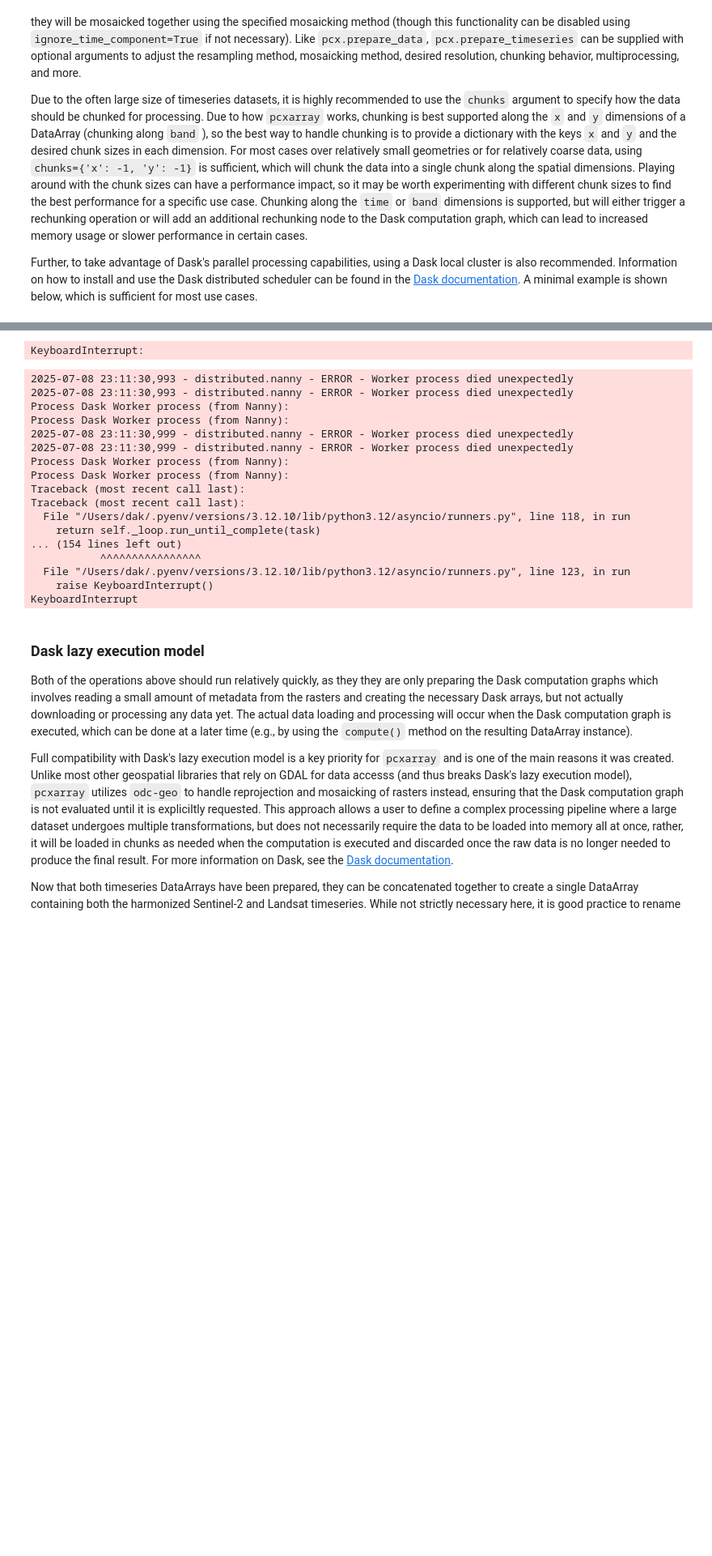
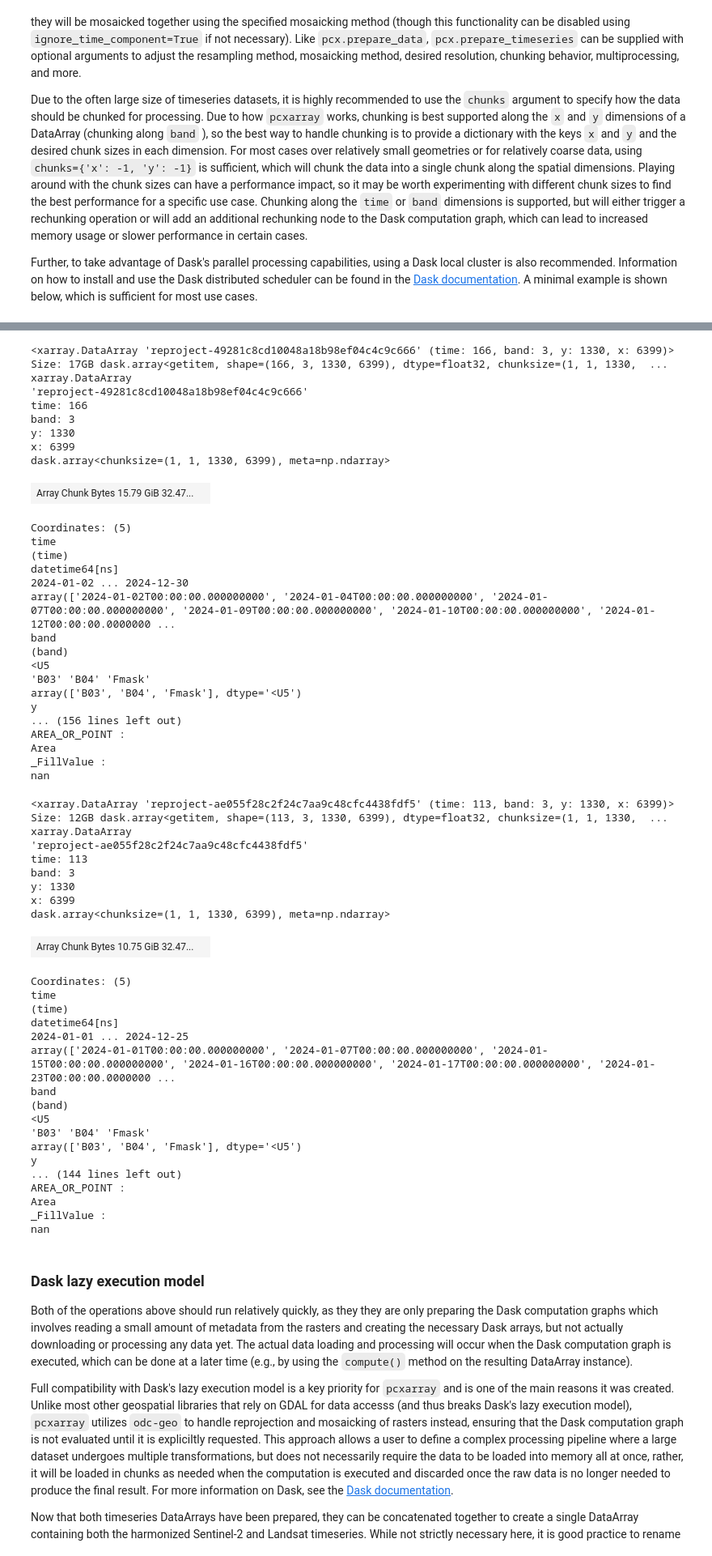
Before and after one commit to gcermsu/pcxarray, a Jupyter notebook: examples/hls_timeseries.ipynb, the cells around one changed output, grey strips where cells are left out. Shown at 81% size. Cells and saved outputs as stored; diff of their text form; code cells hidden in the pictures; blank space fills up the shorter version.

Commit message:
Working on finding good solutionto hanging workers

```diff
--- a/examples/hls_timeseries.ipynb
+++ b/examples/hls_timeseries.ipynb
@@ -198,42 +204,76 @@ display(client)
 # %%
 s30_da = pcx.prepare_timeseries(
     items_gdf=s30_items_gdf,
     bands=["B03", "B04", "Fmask"],
     geometry=roi_geom,
     crs=utm_16n_crs,
-    chunks={"time": -1, "x": -1, "y": -1},  # specify chunk size for dask
+    chunks={"x": -1, "y": -1},  # specify chunk size for dask
     max_workers=-1,  # use all available workers
 )
 display(s30_da)
 
 l30_da = pcx.prepare_timeseries(
     items_gdf=l30_items_gdf,
     bands=["B03", "B04", "Fmask"],
     geometry=roi_geom,
     crs=utm_16n_crs,
-    chunks={"time": -1, "x": -1, "y": -1},
+    chunks={"x": -1, "y": -1},
     max_workers=-1,
 )
 display(l30_da)
 # %% [output]
-KeyboardInterrupt:
+<xarray.DataArray 'reproject-49281c8cd10048a18b98ef04c4c9c666' (time: 166, band: 3, y: 1330, x: 6399)> Size: 17GB dask.array<getitem, shape=(166, 3, 1330, 6399), dtype=float32, chunksize=(1, 1, 1330,  ...
+xarray.DataArray
+'reproject-49281c8cd10048a18b98ef04c4c9c666'
+time: 166
+band: 3
+y: 1330
+x: 6399
+dask.array<chunksize=(1, 1, 1330, 6399), meta=np.ndarray>
+| Array Chunk Bytes 15.79 GiB 32.47... |  |
-2025-07-08 23:11:30,993 - distributed.nanny - ERROR - Worker process died unexpectedly
-2025-07-08 23:11:30,993 - distributed.nanny - ERROR - Worker process died unexpectedly
-Process Dask Worker process (from Nanny):
-Process Dask Worker process (from Nanny):
-2025-07-08 23:11:30,999 - distributed.nanny - ERROR - Worker process died unexpectedly
-2025-07-08 23:11:30,999 - distributed.nanny - ERROR - Worker process died unexpectedly
-Process Dask Worker process (from Nanny):
-Process Dask Worker process (from Nanny):
-Traceback (most recent call last):
-Traceback (most recent call last):
-  File "/Users/dak/.pyenv/versions/3.12.10/lib/python3.12/asyncio/runners.py", line 118, in run
-    return self._loop.run_until_complete(task)
-... (154 lines left out)
-           ^^^^^^^^^^^^^^^^
-  File "/Users/dak/.pyenv/versions/3.12.10/lib/python3.12/asyncio/runners.py", line 123, in run
-    raise KeyboardInterrupt()
-KeyboardInterrupt
+Coordinates: (5)
+time
+(time)
+datetime64[ns]
+2024-01-02 ... 2024-12-30
+array(['2024-01-02T00:00:00.000000000', '2024-01-04T00:00:00.000000000', '2024-01-07T00:00:00.000000000', '2024-01-09T00:00:00.000000000', '2024-01-10T00:00:00.000000000', '2024-01-12T00:00:00.0000000 ...
+band
+(band)
+<U5
+'B03' 'B04' 'Fmask'
+array(['B03', 'B04', 'Fmask'], dtype='<U5')
+y
+... (156 lines left out)
+AREA_OR_POINT :
+Area
+_FillValue :
+nan
+<xarray.DataArray 'reproject-ae055f28c2f24c7aa9c48cfc4438fdf5' (time: 113, band: 3, y: 1330, x: 6399)> Size: 12GB dask.array<getitem, shape=(113, 3, 1330, 6399), dtype=float32, chunksize=(1, 1, 1330,  ...
+xarray.DataArray
+'reproject-ae055f28c2f24c7aa9c48cfc4438fdf5'
+time: 113
+band: 3
+y: 1330
+x: 6399
+dask.array<chunksize=(1, 1, 1330, 6399), meta=np.ndarray>
+| Array Chunk Bytes 10.75 GiB 32.47... |  |
+Coordinates: (5)
+time
+(time)
+datetime64[ns]
+2024-01-01 ... 2024-12-25
+array(['2024-01-01T00:00:00.000000000', '2024-01-07T00:00:00.000000000', '2024-01-15T00:00:00.000000000', '2024-01-16T00:00:00.000000000', '2024-01-17T00:00:00.000000000', '2024-01-23T00:00:00.0000000 ...
+band
+(band)
+<U5
+'B03' 'B04' 'Fmask'
+array(['B03', 'B04', 'Fmask'], dtype='<U5')
+y
+... (144 lines left out)
+AREA_OR_POINT :
+Area
+_FillValue :
+nan
 # %% [markdown]
 ### Dask lazy execution model
 
```
Also changed, not shown: parts of 12 cells of this notebook, 3 other files.
